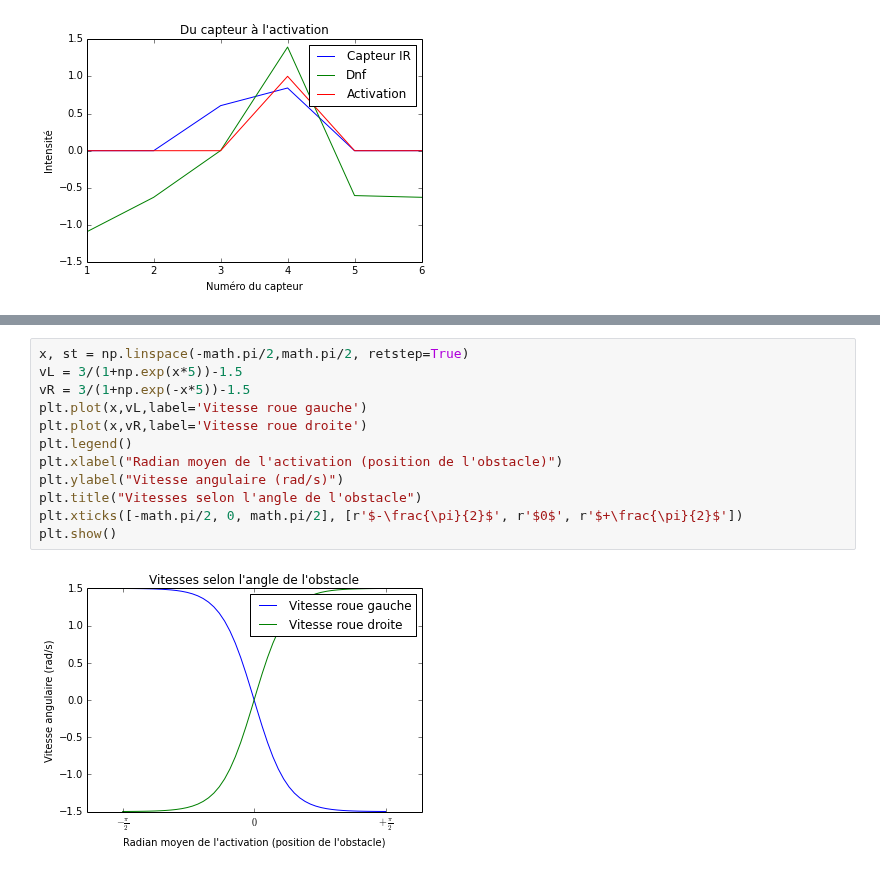
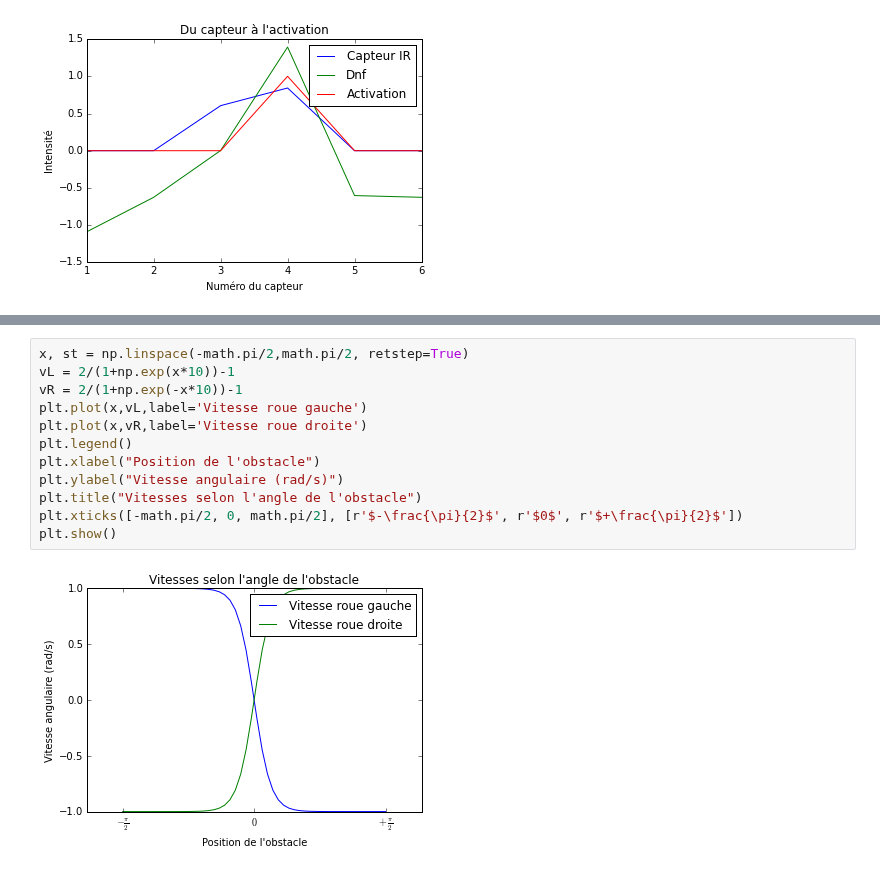
Before and after one commit to bchappet/dnfpy, a Jupyter notebook: Rapport/Rapport.ipynb, the cells around one changed output, grey strips where cells are left out. Cells and saved outputs as stored; diff of their text form.

```diff
--- a/Rapport/Rapport.ipynb
+++ b/Rapport/Rapport.ipynb
@@ -82,17 +104,17 @@ $\frac{3}{1+e^{(\phi*5)}}-1.5$ avec $\phi$ l'angle entre le robot et l'obstacle.
 # %%
 x, st = np.linspace(-math.pi/2,math.pi/2, retstep=True)
-vL = 3/(1+np.exp(x*5))-1.5
-vR = 3/(1+np.exp(-x*5))-1.5
+vL = 2/(1+np.exp(x*10))-1
+vR = 2/(1+np.exp(-x*10))-1
 plt.plot(x,vL,label='Vitesse roue gauche')
 plt.plot(x,vR,label='Vitesse roue droite')
 plt.legend()
-plt.xlabel("Radian moyen de l'activation (position de l'obstacle)")
+plt.xlabel("Position de l'obstacle")
 plt.ylabel("Vitesse angulaire (rad/s)")
 plt.title("Vitesses selon l'angle de l'obstacle")
 plt.xticks([-math.pi/2, 0, math.pi/2], [r'$-\frac{\pi}{2}$', r'$0$', r'$+\frac{\pi}{2}$'])
 plt.show()
 # %% [output]
-[figure, old version]
+[figure, new version]
 # %% [markdown]
 
 Pour vérifier le bon fonctionnement dynamique de la formule face à un obstacle, observons $\frac{d\psi}{dt} = \omega$ en fonction de $\psi$, l'angle du robot dans le repère absolu.
```
Also changed, not shown: parts of 14 cells of this notebook, 2 other files.
